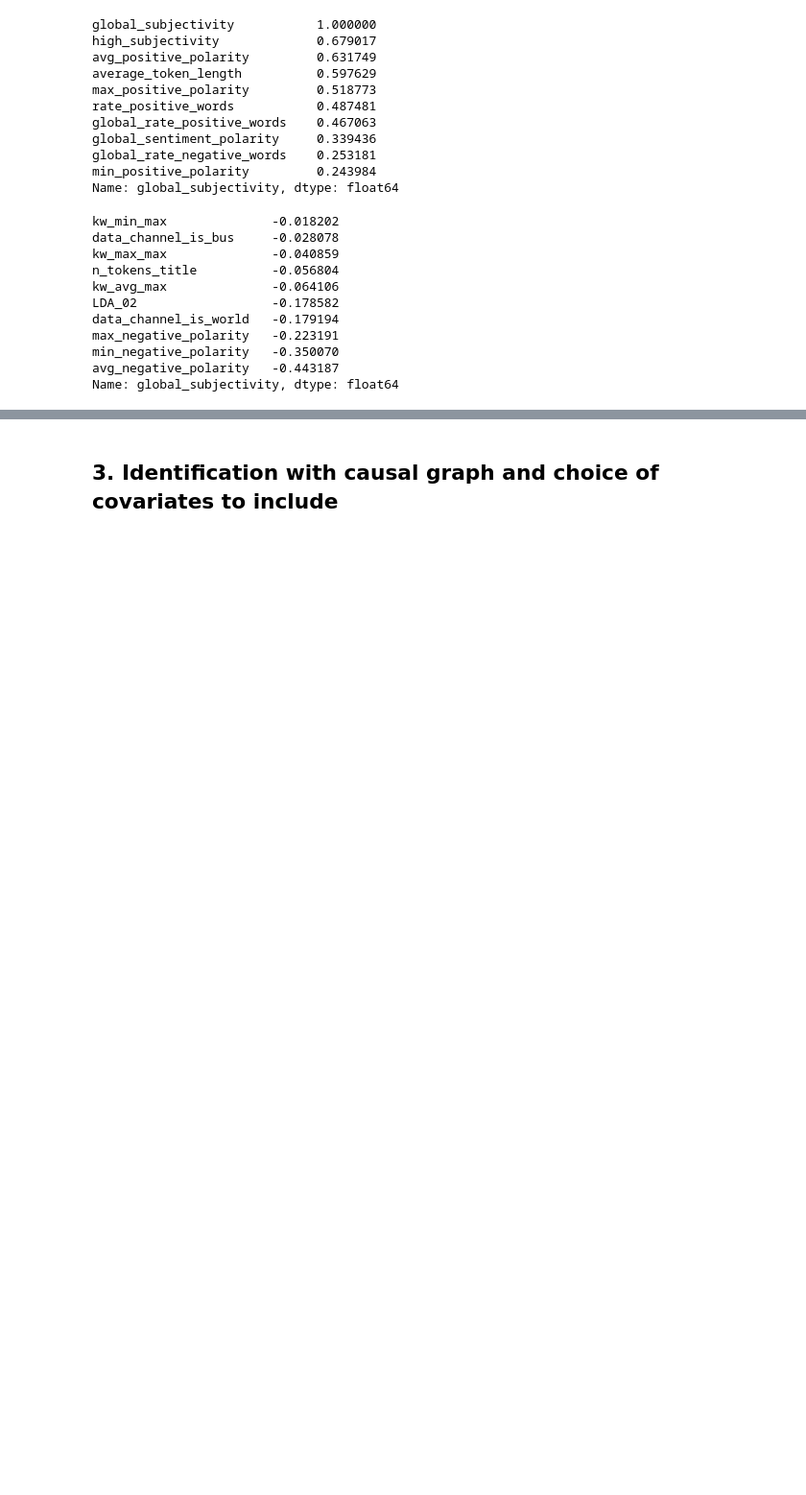
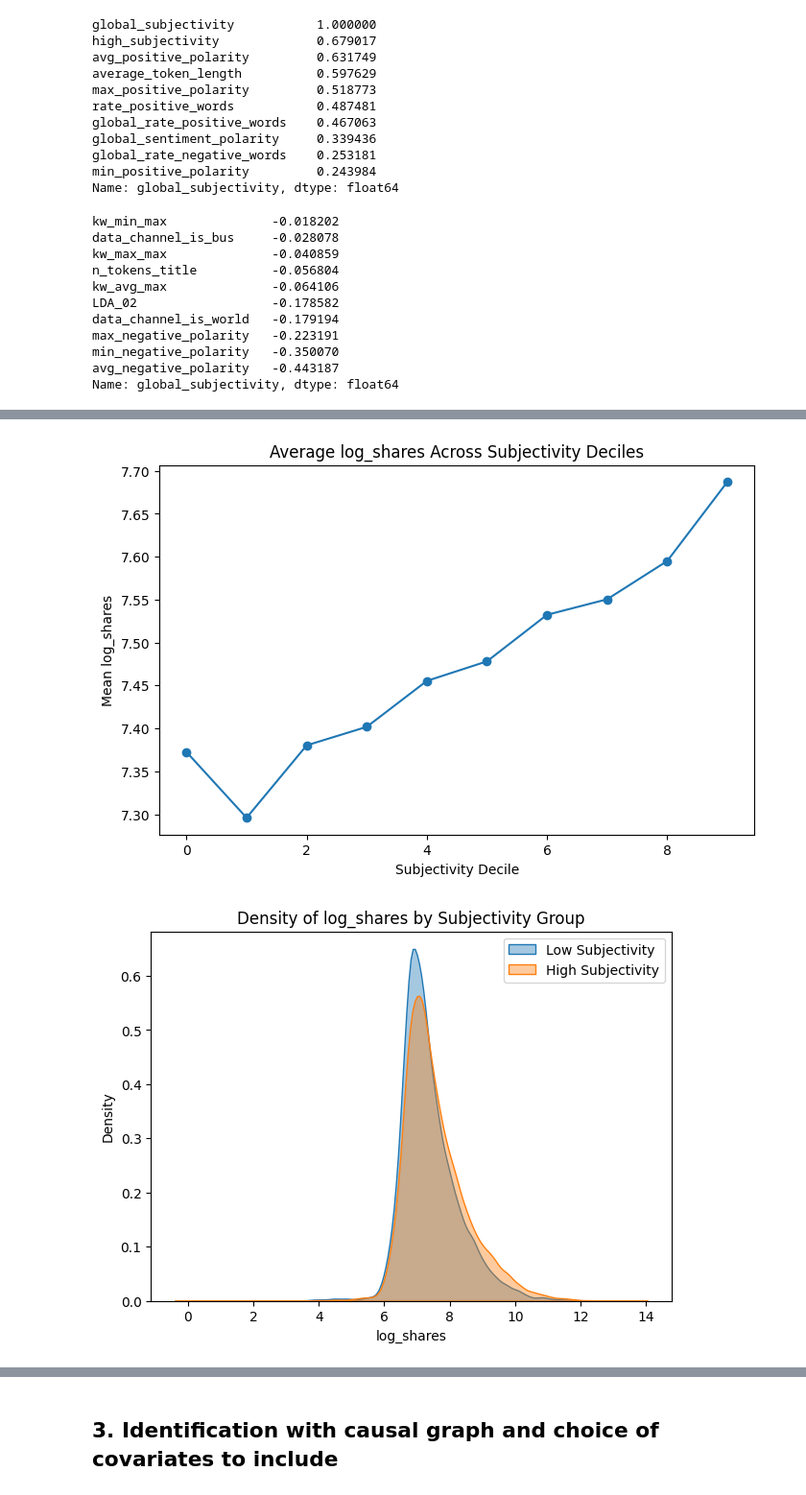
Before and after one commit to carlalucas/ml_for_econometrics, a Jupyter notebook: main.ipynb, the cells around one changed output, grey strips where cells are left out. Shown at 96% size. Drawn from its saved outputs; the diff is of its cells as text; code cells hidden in the pictures; blank space fills up the shorter version.

Commit message:
density

```diff
--- a/main.ipynb
+++ b/main.ipynb
@@ -350,0 +351,35 @@ plt.show()
+# %%
+# for more precision
+# binned plot: Subjectivity deciles vs mean log_shares
+df["subj_bin"] = pd.qcut(df["global_subjectivity"], q=10, duplicates="drop")
+
+bin_means = df.groupby("subj_bin")["log_shares"].mean()
+
+plt.figure(figsize=(8, 5))
+plt.plot(range(len(bin_means)), bin_means.values, marker="o")
+plt.title("Average log_shares Across Subjectivity Deciles")
+plt.xlabel("Subjectivity Decile")
+plt.ylabel("Mean log_shares")
+plt.show()
+
+# densities
+plt.figure(figsize=(7, 5))
+sns.kdeplot(
+    df.loc[df["high_subjectivity"] == 0, "log_shares"],
+    label="Low Subjectivity",
+    fill=True,
+    alpha=0.4
+)
+sns.kdeplot(
+    df.loc[df["high_subjectivity"] == 1, "log_shares"],
+    label="High Subjectivity",
+    fill=True,
+    alpha=0.4
+)
+plt.title("Density of log_shares by Subjectivity Group")
+plt.xlabel("log_shares")
+plt.legend()
+plt.show()
+# %% [output]
+[figure, added]
+[figure, added]
```
Also changed, not shown: parts of 2 cells of this notebook.
